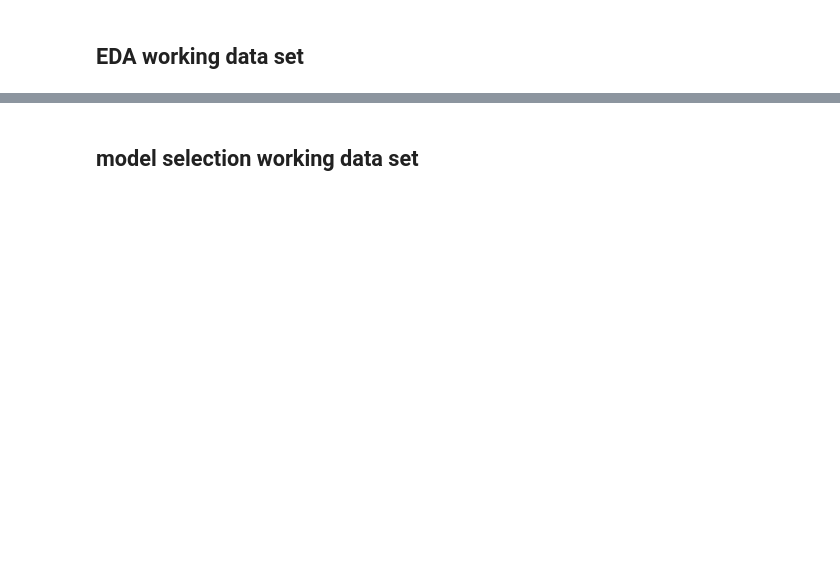
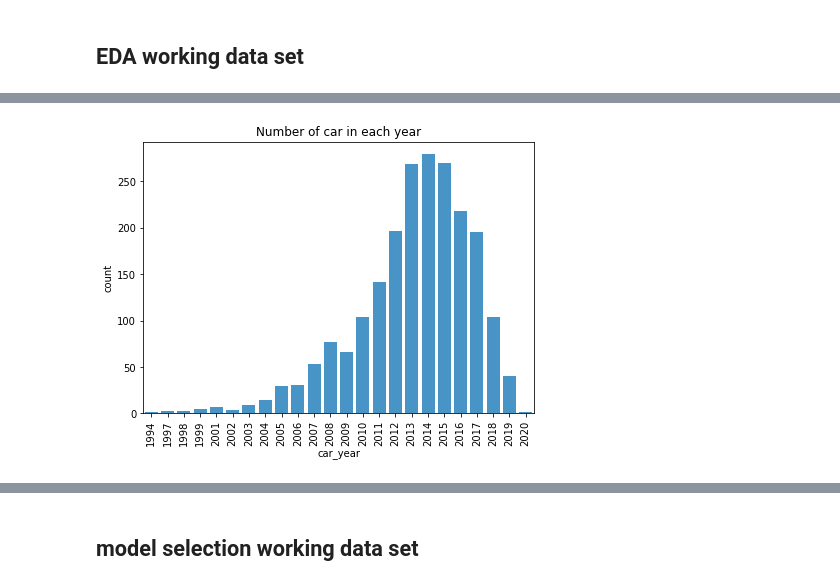
Before and after one commit to Terrencebosco/Build_week_2, a Jupyter notebook: build_week_2_(working).ipynb, the cells around one changed output, grey strips where cells are left out. Cells and saved outputs as stored; diff of their text form; code cells hidden in the pictures; blank space fills up the shorter version.

```diff
--- a/build_week_2_(working).ipynb
+++ b/build_week_2_(working).ipynb
@@ -299,0 +321,13 @@ sns.jointplot(x="price", y="mileage", data=df, kind='reg',joint_kws={'line_kws':
+# %%
+# plot number of cars by 'car_year'
+ax = plt.figure(figsize=(7,5))
+sns.countplot(df['car_year'], color='#3498db')
+
+plt.title('Number of car in each year')
+plt.xticks(
+    rotation=90,
+    horizontalalignment='center',
+    fontweight='light',
+);
+# %% [output]
+[figure, added]
```
Also changed, not shown: parts of 14 cells of this notebook.
